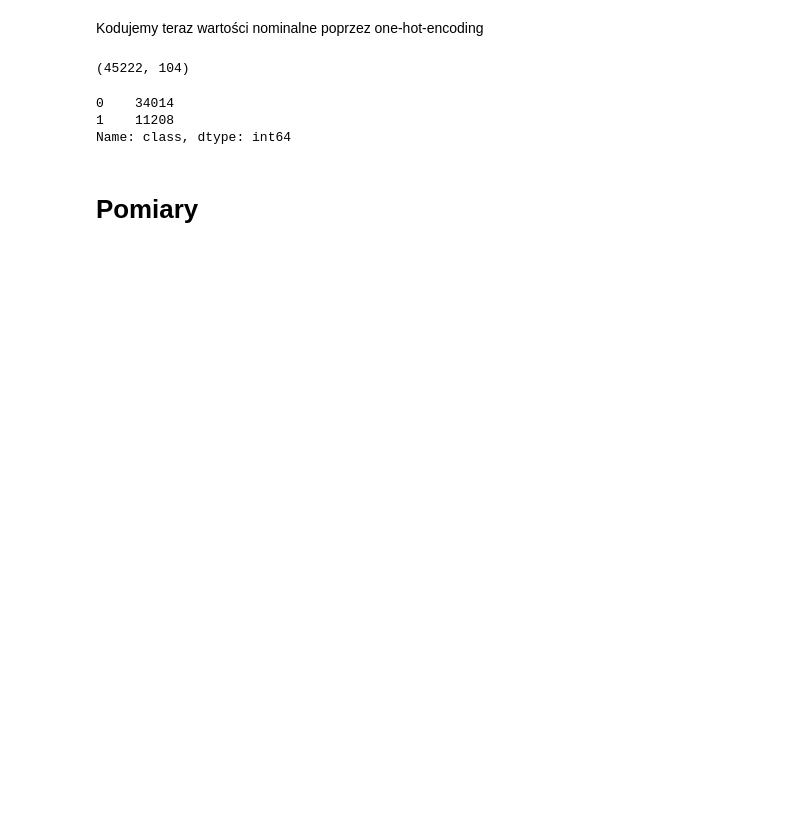
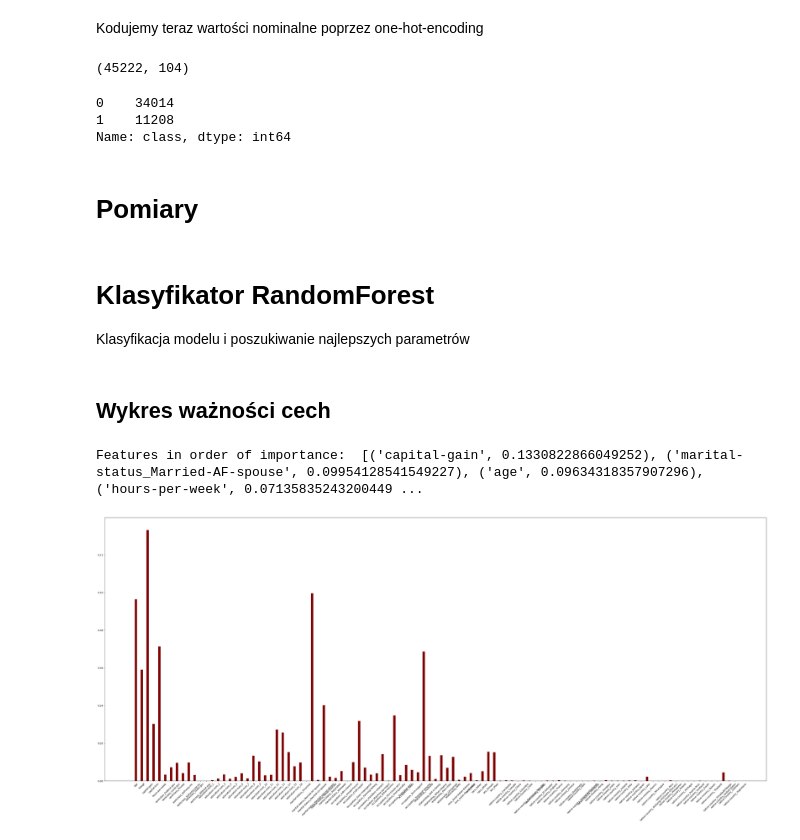
Before and after one commit to MatiPl01/artificial-intelligence-basics, a Jupyter notebook: lab4/lab4.ipynb, the cells around one changed output. Saved outputs shown, nothing was run; the diff lists cells and outputs as text; code cells hidden in the pictures; blank space fills up the shorter version.

```diff
--- a/lab4/lab4.ipynb
+++ b/lab4/lab4.ipynb
@@ -171,7 +171,7 @@ import matplotlib.pyplot as plt
 def draw_importance_plot(df, rfc):
     important = zip(df.columns, rfc.feature_importances_)
     important = sorted(important, key=lambda x: x[1], reverse=True)
-    print("3 Most important features: ", important[:3])
+    print("Features in order of importance: ", important)
     plt.figure(figsize=(50, 20))
     plt.bar(df.drop("class", axis=1).columns, rfc.feature_importances_, color='maroon', width=0.4)
     plt.xticks(rotation=45)
@@ -187,23 +187,16 @@ def draw_roc_curve(X_test, y_test, rfc):
     plt.show()
 
 def rf_classify(est,df):
-
-    df = df.iloc[:1000]
-    X, y = df.drop('class', axis=1), df['class']
+    e=df.sample(n=7000,random_state=42)
+    X, y = e.drop('class', axis=1), e['class']
 
     # Define the hyperparameter grid to search over
     param_grid = {
-        'n_estimators': [50, 100, 200, 500],
+        'n_estimators': [10, 50, 250, 500],
         'max_features': ['sqrt', 'log2'],
         'min_samples_split': [2, 3, 5],
         'min_samples_leaf': [1, 2]
     }
-    # param_grid = {
-    #     'n_estimators': [10, 50, 100, 250, 500],
-    #     'max_features': [1, 'sqrt', 'log2', None],
-    #     'min_samples_split': [2, 3, 5],
-    #     'min_samples_leaf': [1, 2]
-    # }
     scoring = {'accuracy' : make_scorer(accuracy_score),
            'precision' : make_scorer(precision_score),
            'recall' : make_scorer(recall_score)}
@@ -221,7 +214,7 @@ def rf_classify(est,df):
                             n_jobs=-1)
 
     # Perform nested cross-validation
-    nested_scores = cross_validate(grid_search, X=X, y=y, cv=outer_cv, scoring=scoring, n_jobs=-1)
+    nested_scores = cross_validate(grid_search, X=X, y=y, cv=outer_cv, scoring=scoring, n_jobs=7)
     print(f"Accuracy mean: {np.mean(nested_scores['test_accuracy'])} with std: {np.std(nested_scores['test_accuracy'])}")
     print(f"Precision mean: {np.mean(nested_scores['test_precision'])} with std: {np.std(nested_scores['test_precision'])}")
     print(f"Recall mean: {np.mean(nested_scores['test_recall'])} with std: {np.std(nested_scores['test_recall'])}")
@@ -229,8 +222,15 @@ def rf_classify(est,df):
     X_train, X_test, y_train, y_test = train_test_split(X, y, test_size=0.2, random_state=42)
     grid_search.fit(X_train,y_train)
 
-    print(grid_search.best_params_)
     best_params=grid_search.best_params_
+    train_acc = accuracy_score(y_true=y_train, y_pred=grid_search.predict(X_train))
+    test_acc = accuracy_score(y_true=y_test, y_pred=grid_search.predict(X_test))
+
+    print('Accuracy %.2f%% (average over CV test folds)' %
+        (100 * grid_search.best_score_))
+    print('Best Parameters: %s' % best_params)
+    print('Training Accuracy: %.2f%%' % (100 * train_acc))
+    print('Test Accuracy: %.2f%%' % (100 * test_acc))
 
     est.set_params(
         n_estimators=best_params["n_estimators"],
@@ -241,7 +241,18 @@ def rf_classify(est,df):
     )
 
     est.fit(X_train, y_train)
-
     return est, X_test, y_test
+# %% [markdown]
+# Klasyfikator RandomForest
+
+ Klasyfikacja modelu i poszukiwanie najlepszych parametrów
 # %%
 rfc, X_test, y_test = rf_classify(RandomForestClassifier(), adult_df)
+# %% [markdown]
+
+## Wykres ważności cech
+# %%
+draw_importance_plot(adult_df, rfc)
+# %% [output]
+Features in order of importance:  [('capital-gain', 0.1330822866049252), ('marital-status_Married-AF-spouse', 0.09954128541549227), ('age', 0.09634318357907296), ('hours-per-week', 0.07135835243200449 ...
+[figure, added]
```
Also changed, not shown: parts of 11 cells of this notebook.
